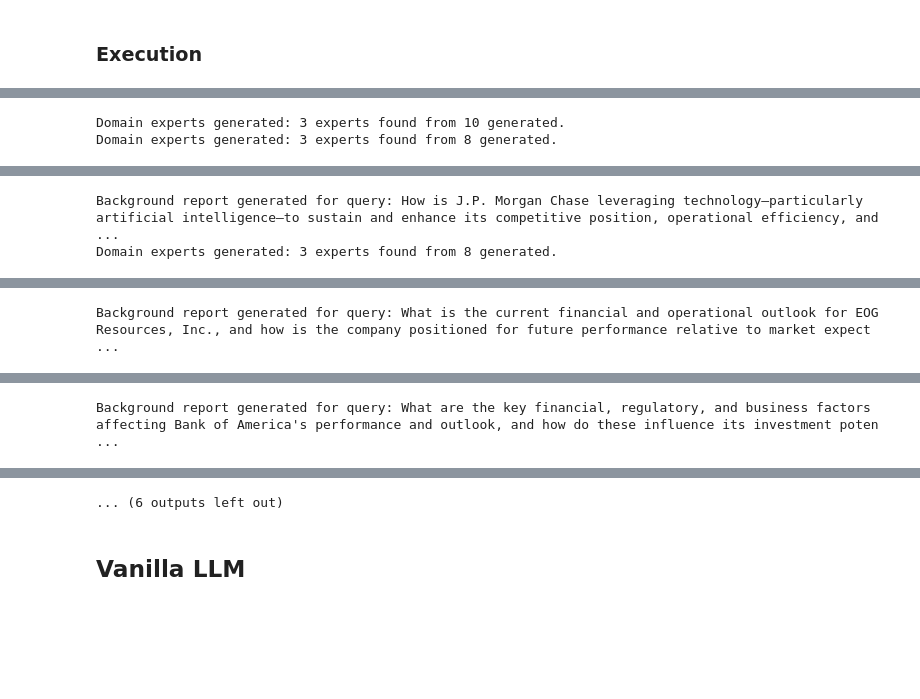
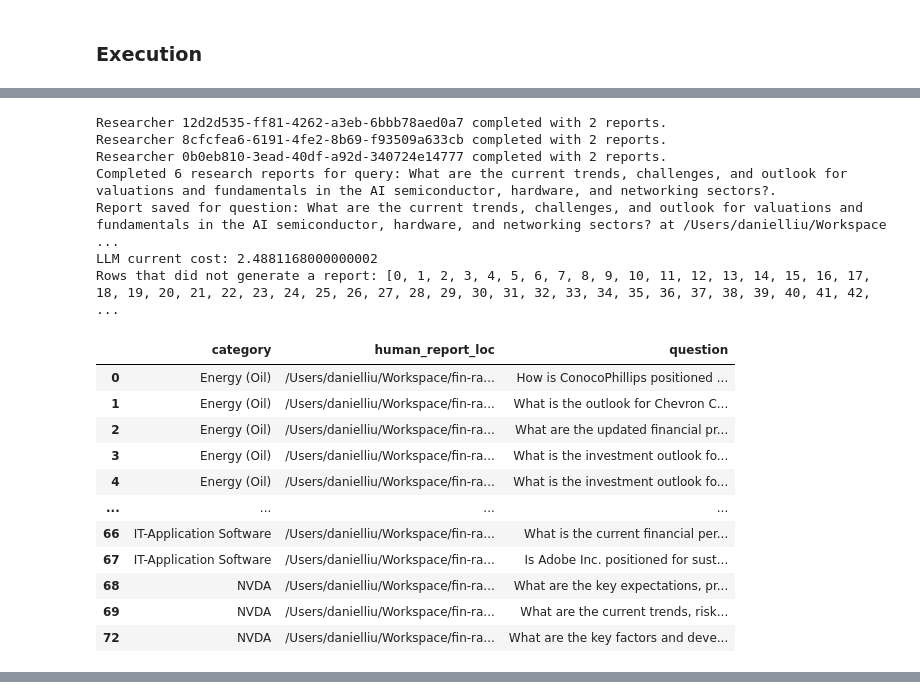
Before and after one commit to CloudyLeopard/senior-thesis, a Jupyter notebook: experiments/generate_reports.ipynb, the cells around one changed output, grey strips where cells are left out. Drawn from its saved outputs; the diff is of its cells as text; code cells hidden in the pictures; blank space fills up the shorter version.

```diff
--- a/experiments/generate_reports.ipynb
+++ b/experiments/generate_reports.ipynb
@@ -107,8 +104,10 @@ algo_logger.addHandler(ch) # log to console
 # %%
 reset_db=False
 
-db_name = "kruppe_librarian"
-collection_name = "general_news_04_20_2025"
+# db_name = "kruppe_librarian"
+# collection_name = "general_news_04_20_2025"
+db_name = "kruppe_librarian_2"
+collection_name = "general_news_04_30_2025"
 
 # Create doc store
 unique_indices = [['title', 'datasource']] # NOTE: this is important to avoid duplicates
@@ -124,7 +123,7 @@ embedding_model = OpenAIEmbeddingModel()
 vectorstore = ChromaVectorStore(
     embedding_model=embedding_model,
     collection_name=collection_name,
-    persist_path='/Volumes/Lexar/Daniel Liu/vectorstores/kruppe_librarian'
+    persist_path=f'/Volumes/Lexar/Daniel Liu/vectorstores/{db_name}'
 )
 
 index = VectorStoreIndex(vectorstore=vectorstore)
@@ -140,6 +139,7 @@ retriever = QueryFusionRetriever(
 if reset_db:
     vectorstore.clear()
 
+
 # docs = await docstore.aget_all_documents()
 # print(len(docs))
 # await index.async_add_documents(docs)
@@ -160,9 +160,9 @@ llm_query_engine = LLMQuery(
 )
 
 news_hub = NewsHub(news_sources=[
-    # NewYorkTimesData(headers_path="/Users/danielliu/Workspace/fin-rag/.nyt-headers.json"),
+    NewYorkTimesData(headers_path="/Users/danielliu/Workspace/fin-rag/.nyt-headers.json"),
     FinancialTimesData(headers_path="/Users/danielliu/Workspace/fin-rag/.ft-headers.json"),
-    # NewsAPIData()
+    NewsAPIData()
 ])
 
 fin_hub = FinHub(
@@ -174,8 +174,8 @@ toolkit_librarian = [
     rag_query_engine.rag_query,
     llm_query_engine.llm_query,
     news_hub.news_search,
-    # news_hub.news_recent,
-    # news_hub.news_archive,
+    news_hub.news_recent,
+    news_hub.news_archive,
     fin_hub.get_company_background,
     fin_hub.get_company_income_stmt,
     fin_hub.get_company_balance_sheet,
@@ -246,16 +246,26 @@ n_experts = 3
 
 #     print(f"LLM current cost: {llm.price()}")
 # %%
+import chromadb
+import chromadb.errors
+
+failed = False
+
 kruppe_dir = experiment_dir / "kruppe_report"
 kruppe_dir.mkdir(exist_ok=True)
 
-semaphore = asyncio.Semaphore(5)  # Limit to n concurrent tasks
+semaphore = asyncio.Semaphore(1)  # Limit to n concurrent tasks
 
 async def execute_with_semaphore(question: str, i: int, semaphore: asyncio.Semaphore):
+    global failed
+    if failed:
+        print(f"Question {question} has failed. Skipping.")
+        return False
+
     kruppe_report_path = kruppe_dir / f"report_{i}.json"
 
     if (kruppe_report_path).exists():
-        print(f"Report {i} already exists for question: {question}. Skipping.")
+        # print(f"Report {i} already exists for question: {question}. Skipping.")
         return False
 
     if llm.price() > 200:
@@ -271,8 +281,25 @@ async def execute_with_semaphore(question: str, i: int, semaphore: asyncio.Semap
         )
 
         try:
-            print(f"Attempt to answer question: {question}")
-            reports = await coordinator.execute(query=question, n_experts=n_experts)
+
+            for attempt in range(3):
+                print(f"Report {i} - Attempt {attempt} to answer question: {question}")
+                try:
+                    reports = await coordinator.execute(query=question, n_experts=n_experts)
+                    break  # Break if successful
+                except* chromadb.errors.InternalError as e:
+
+                    if attempt == 2:
+                        raise # re-raise the last exception
+
+                    # TODO
+                    failed = True
+                    print(f"Attempt {attempt + 1} failed with Chroma DB InternalError: {e}")
+                    raise
+                    # print("Resetting vectorstore and retrying...")
+                    # reset_vectorstore()
+
+
         except* Exception as eg:  # catch *all* sub-exceptions
             print(f"Error when generating report for question: {question}")
             print("Caught ExceptionGroup:")
@@ -352,2 +373,19 @@ FINISH[success].
-Domain experts generated: 3 experts found from 10 generated.
-Domain experts generated: 3 experts found from 8 generated.
+Researcher 12d2d535-ff81-4262-a3eb-6bbb78aed0a7 completed with 2 reports.
+Researcher 8cfcfea6-6191-4fe2-8b69-f93509a633cb completed with 2 reports.
+Researcher 0b0eb810-3ead-40df-a92d-340724e14777 completed with 2 reports.
+Completed 6 research reports for query: What are the current trends, challenges, and outlook for valuations and fundamentals in the AI semiconductor, hardware, and networking sectors?.
+Report saved for question: What are the current trends, challenges, and outlook for valuations and fundamentals in the AI semiconductor, hardware, and networking sectors? at /Users/danielliu/Workspace ...
+LLM current cost: 2.4881168000000002
+Rows that did not generate a report: [0, 1, 2, 3, 4, 5, 6, 7, 8, 9, 10, 11, 12, 13, 14, 15, 16, 17, 18, 19, 20, 21, 22, 23, 24, 25, 26, 27, 28, 29, 30, 31, 32, 33, 34, 35, 36, 37, 38, 39, 40, 41, 42,  ...
+|  | category | human_report_loc | question |
+| 0 | Energy (Oil) | /Users/danielliu/Workspace/fin-ra... | How is ConocoPhillips positioned ... |
+| 1 | Energy (Oil) | /Users/danielliu/Workspace/fin-ra... | What is the outlook for Chevron C... |
+| 2 | Energy (Oil) | /Users/danielliu/Workspace/fin-ra... | What are the updated financial pr... |
+| 3 | Energy (Oil) | /Users/danielliu/Workspace/fin-ra... | What is the investment outlook fo... |
+| 4 | Energy (Oil) | /Users/danielliu/Workspace/fin-ra... | What is the investment outlook fo... |
+| ... | ... | ... | ... |
+| 66 | IT-Application Software | /Users/danielliu/Workspace/fin-ra... | What is the current financial per... |
+| 67 | IT-Application Software | /Users/danielliu/Workspace/fin-ra... | Is Adobe Inc. positioned for sust... |
+| 68 | NVDA | /Users/danielliu/Workspace/fin-ra... | What are the key expectations, pr... |
+| 69 | NVDA | /Users/danielliu/Workspace/fin-ra... | What are the current trends, risk... |
+| 72 | NVDA | /Users/danielliu/Workspace/fin-ra... | What are the key factors and deve... |
@@ -355,2 +392,0 @@ Domain experts generated: 3 experts found from 8 generated.
-Background report generated for query: How is J.P. Morgan Chase leveraging technology—particularly artificial intelligence—to sustain and enhance its competitive position, operational efficiency, and  ...
-Domain experts generated: 3 experts found from 8 generated.
@@ -358 +392,0 @@ Domain experts generated: 3 experts found from 8 generated.
-Background report generated for query: What is the current financial and operational outlook for EOG Resources, Inc., and how is the company positioned for future performance relative to market expect ...
@@ -360 +392,0 @@ Background report generated for query: What is the current financial and operati
-Background report generated for query: What are the key financial, regulatory, and business factors affecting Bank of America's performance and outlook, and how do these influence its investment poten ...
@@ -363,3 +392,0 @@ Background report generated for query: What are the key financial, regulatory, a
-... (6 outputs left out)
-# %% [markdown]
-## Vanilla LLM
```
Also changed, not shown: parts of 10 cells of this notebook, 19 other files.
